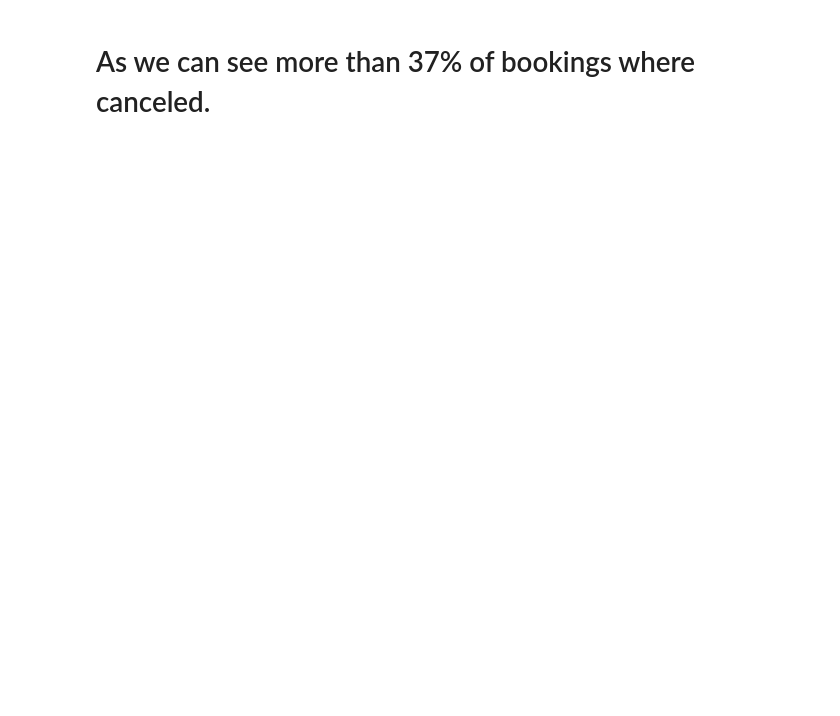
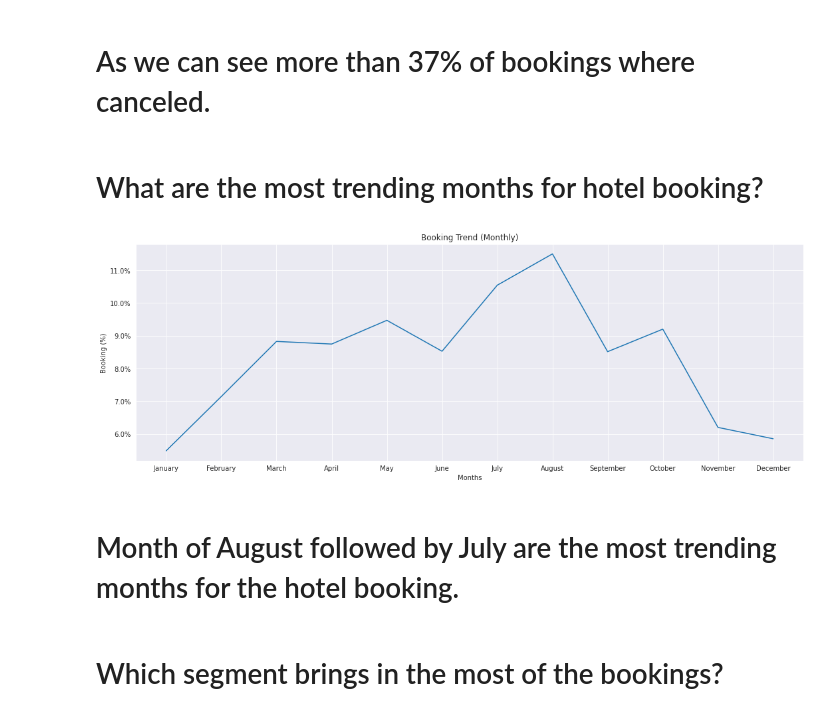
Before and after one commit to ganeshghadge2772/Hotel_Booking, a Jupyter notebook: Hotel_Booking_ipyn.ipynb, the cells around one changed output. Cells and saved outputs as stored; diff of their text form; code cells hidden in the pictures; blank space fills up the shorter version.

```diff
--- a/Hotel_Booking_ipyn.ipynb
+++ b/Hotel_Booking_ipyn.ipynb
@@ -217,2 +220,55 @@ plt.show()
 # %% [markdown]
 # As we can see more than 37% of bookings where canceled.
+# %% [markdown]
+# What are the most trending months for hotel booking?
+# %%
+# creating a data frame with the bookings which did not get canceled
+
+df_not_canceled = df[df['is_canceled'] == 0]
+# %%
+# creating a plot function
+
+def plot(x, y, x_label=None,y_label=None, title=None, figsize=(7,5), type='bar'):
+
+    sns.set_style('darkgrid')
+
+    fig, ax = plt.subplots(figsize=figsize)
+
+    ax.yaxis.set_major_formatter(mtick.PercentFormatter())
+
+    if x_label != None:
+        ax.set_xlabel(x_label)
+
+    if y_label != None:
+        ax.set_ylabel(y_label)
+
+    if title != None:
+        ax.set_title(title)
+
+    if type == 'bar':
+        sns.barplot(x,y, ax = ax)
+    elif type == 'line':
+        sns.lineplot(x,y, ax = ax, sort=False)
+
+
+    plt.show()
+# %%
+# plot a line plot for month of arrival
+
+new_order = ['January', 'February', 'March', 'April', 'May', 'June', 'July', 'August', 'September',
+             'October', 'November', 'December']
+
+sorted_months = df_not_canceled['arrival_date_month'].value_counts().reindex(new_order)
+
+x = sorted_months.index
+y = sorted_months/sorted_months.sum()*100
+
+
+#sns.lineplot(x, y)
+plot(x, y, x_label='Months', y_label='Booking (%)', title='Booking Trend (Monthly)', type='line', figsize=(18,6))
+# %% [output]
+[figure, added]
+# %% [markdown]
+# Month of August followed by July are the most trending months for the hotel booking.
+# %% [markdown]
+# Which segment brings in the most of the bookings?
```
Also changed, not shown: parts of 10 cells of this notebook.
